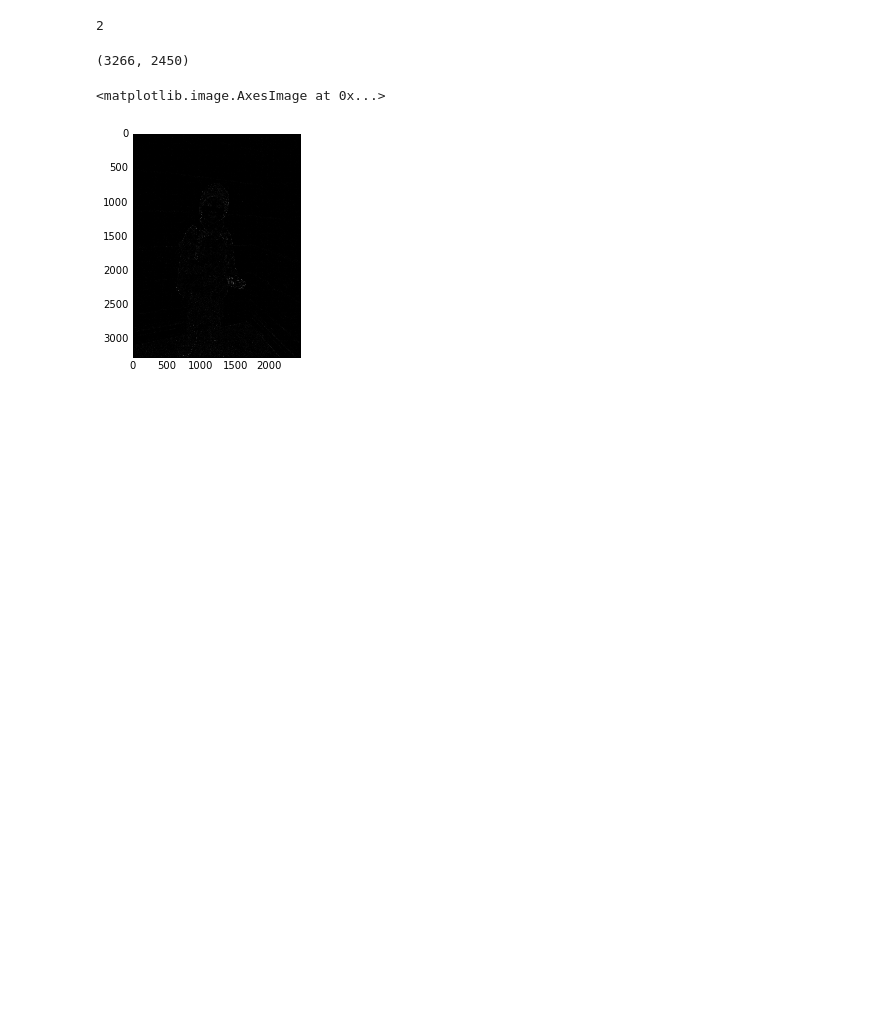
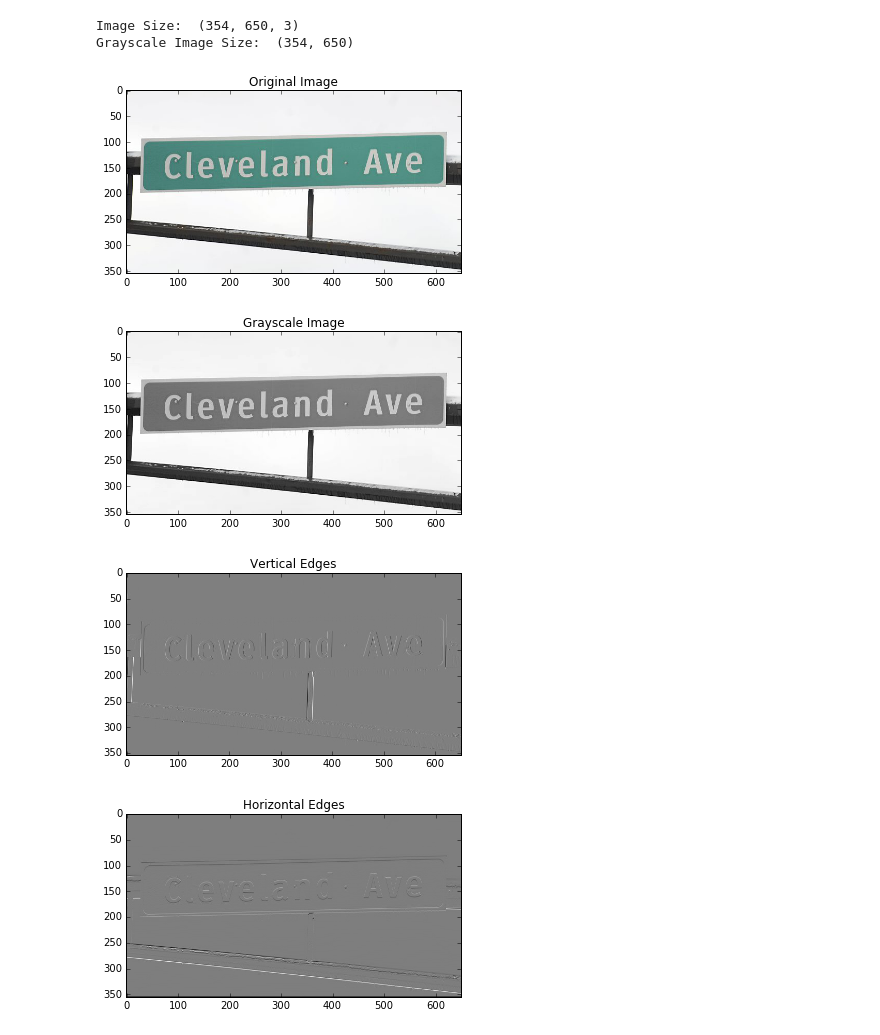
Before and after one commit to ahorjia/MiscPython, a Jupyter notebook: PlayConvolution.ipynb, the cells around one changed output. Drawn from its saved outputs; the diff is of its cells as text; code cells hidden in the pictures; blank space fills up the shorter version.

Commit message:
Added Convolution

```diff
--- a/PlayConvolution.ipynb
+++ b/PlayConvolution.ipynb
@@ -24,15 +6,0 @@ plt.imshow(bw_img, cmap = plt.get_cmap('gray'))
-# %%
-edge_kernel = np.array([[-1, -1, -1], [-1, 8, -1],[ -1, -1, -1]])
-print edge_kernel.ndim
-# %% [output]
-2
-# %%
-
-edge_output = sg.convolve(bw_img, edge_kernel)
-print edge_output.shape
-edge_output = 255.*np.absolute(edge_output)/np.max(edge_output)
-plot.imshow(edge_output, cmap=plt.get_cmap('gray'))
-# %% [output]
-(3266, 2450)
-<matplotlib.image.AxesImage at 0x...>
-[figure, removed]
@@ -43,0 +7,41 @@ img[:,:,1].shape
+# %%
+def convolution(fileName):
+    img = plt.imread(fileName)
+    print "Image Size: ", img.shape
+    plt.figure()
+    plt.title("Original Image")
+    plt.imshow(img)
+
+    #Black-White Image
+    # Dot Prod by [0.299, 0.587, 0.114] makes it Black and White
+    bw_img = np.dot(img, [0.299, 0.587, 0.114])
+    plt.figure()
+    print "Grayscale Image Size: ", bw_img.shape
+    plt.title('Grayscale Image')
+    plt.imshow(bw_img, cmap = plt.get_cmap('gray'))
+
+    vertical_edge_kernel = np.array([[1., -1.]])
+    horizontal_edge_kernel = np.array([[1.],[-1.]])
+    edge_kernel = np.array([[-1., -1., -1.], [-1., 8., -1.],[ -1., -1., -1.]])
+
+    ver_output = sg.convolve(bw_img, vertical_edge_kernel)
+    hor_output = sg.convolve(bw_img, horizontal_edge_kernel)
+    edge_output = sg.convolve(bw_img, edge_kernel)
+    plt.figure()
+    plt.title('Vertical Edges')
+    plt.imshow(ver_output, cmap=plt.get_cmap('gray'))
+    plt.figure()
+    plt.title('Horizontal Edges')
+    plt.imshow(hor_output, cmap=plt.get_cmap('gray'))
+    plt.figure()
+    plt.title('Edges')
+    plt.imshow(edge_output, cmap=plt.get_cmap('gray'))
+# %%
+convolution("cleveland.jpg")
+# %% [output]
+Image Size:  (354, 650, 3)
+Grayscale Image Size:  (354, 650)
+[figure, added]
+[figure, added]
+[figure, added]
+[figure, added]
```
Also changed, not shown: parts of 7 cells of this notebook, 1 other file.
